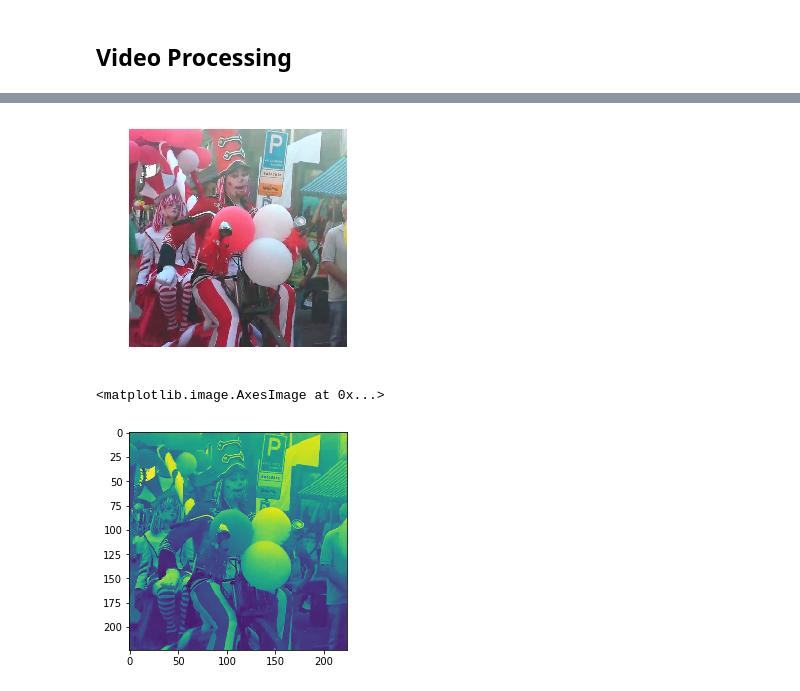
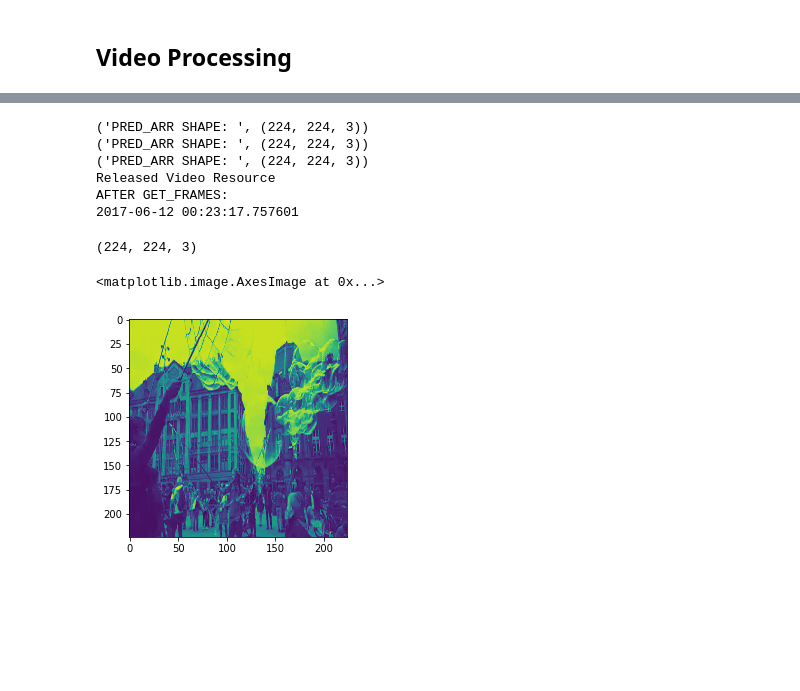
Before and after one commit to plim0793/automating_photography, a Jupyter notebook: modeling.ipynb, the cells around one changed output, grey strips where cells are left out. Drawn from its saved outputs; the diff is of its cells as text; code cells hidden in the pictures; blank space fills up the shorter version.

Commit message:
optimized video capture

```diff
--- a/modeling.ipynb
+++ b/modeling.ipynb
@@ -268,10 +275,12 @@ def get_frames(file_path, model):
     # You can also give path to the video file
     vid = skvideo.io.VideoCapture(file_path)
     pred_arr = []
+
     good_count = 0
+    good_pics_arr = []
 
     try:
-        while(True):
+        while True:
             # Capture frame-by-frame
             ret, frame = vid.read()
             if not ret:
@@ -283,6 +292,7 @@ def get_frames(file_path, model):
 
 #             frame = cv2.cvtColor(frame, cv2.COLOR_BGR2RGB)
             resized = cv2.resize(frame, (224, 224)).astype(np.float32)
+#             print(type(pred_arr))
             pred_arr.append(resized)
             if len(pred_arr) > 5:
                 pred_arr = np.array(pred_arr)
@@ -292,17 +302,21 @@ def get_frames(file_path, model):
                         good_count += 1
                     else:
                         good_count = 0
-                        pred_arr = []
                         break
 
-            if len(pred_arr) != 0 and good_count == len(pred_arr):
-                return pred_arr[-1]
-            axis('off')
-            imshow(frame)
-            show()
+                if good_count == len(pred_arr):
+                    print("PRED_ARR SHAPE: ", pred_arr[3].shape)
+                    good_pics_arr.append(pred_arr[3])
 
-            # Display the frame until new frame is available
-            clear_output(wait=True)
+                pred_arr = []
+
+        return good_pics_arr
+#             axis('off')
+#             imshow(frame)
+#             show()
+
+#             # Display the frame until new frame is available
+#             clear_output(wait=True)
 
     except KeyboardInterrupt:
         # Release the Video Device
@@ -416,10 +436,21 @@ final_model = keras.models.load_model('data/final_model.h5')
 # %%
-snap = get_frames("data/humansofamsterdam/10461265_241148806083097_1125690800_n.mp4", final_model)
+snap = get_frames("data/humansofamsterdam/11937705_1911159232441731_613664561_n.mp4", final_model)
+print("AFTER GET_FRAMES: ")
+print(datetime.datetime.now())
 # %% [output]
-[figure, removed]
+('PRED_ARR SHAPE: ', (224, 224, 3))
+('PRED_ARR SHAPE: ', (224, 224, 3))
+('PRED_ARR SHAPE: ', (224, 224, 3))
+Released Video Resource
+AFTER GET_FRAMES:
+2017-06-12 00:23:17.757601
+# %%
+snap[1].shape
+# %% [output]
+(224, 224, 3)
 # %%
-# snap = cv2.cvtColor(snap, cv2.COLOR_BGR2GRAY)
-plt.imshow(snap)
+good_photos = cv2.cvtColor(snap[2], cv2.COLOR_BGR2GRAY)
+plt.imshow(good_photos)
 # %% [output]
 <matplotlib.image.AxesImage at 0x...>
-[figure, old version]
+[figure, new version]
```
Also changed, not shown: parts of 7 cells of this notebook.
